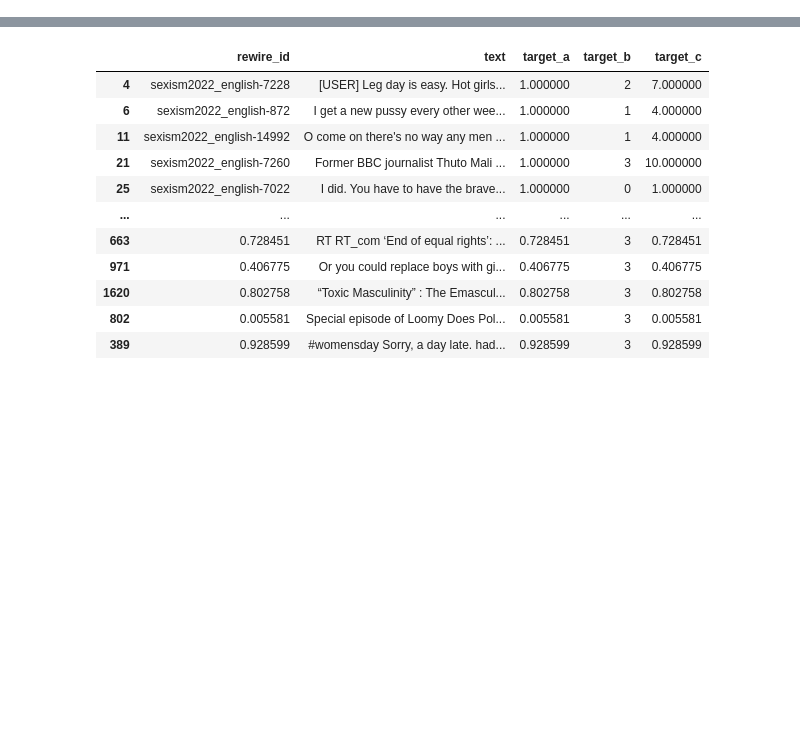
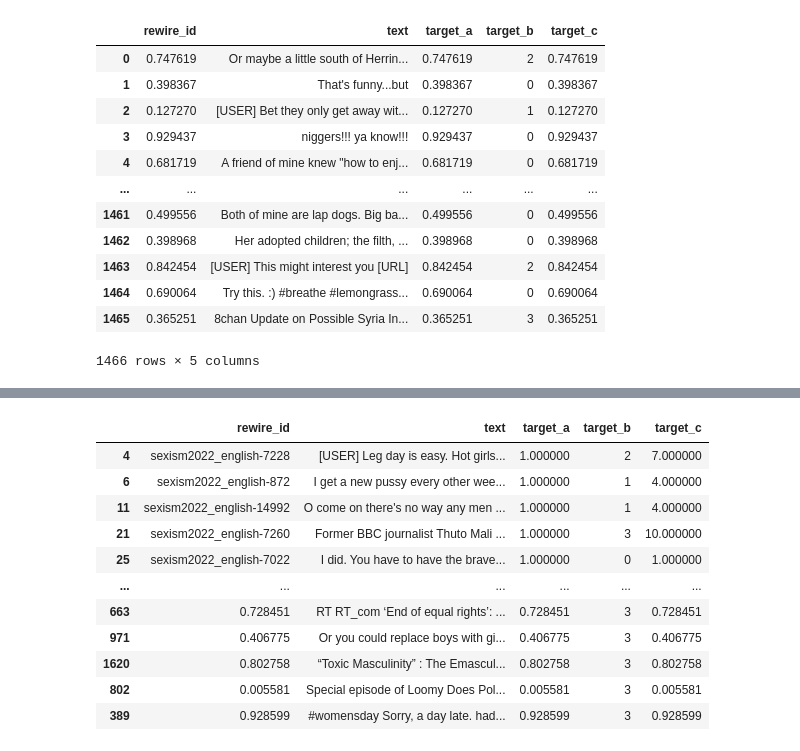
Before and after one commit to AxelBogos/SemEval-Edos, a Jupyter notebook: notebooks/5_ab_final-report-plots-data-aug.ipynb, the cells around one changed output, grey strips where cells are left out. Drawn from its saved outputs; the diff is of its cells as text; code cells hidden in the pictures; blank space fills up the shorter version.

```diff
--- a/notebooks/5_ab_final-report-plots-data-aug.ipynb
+++ b/notebooks/5_ab_final-report-plots-data-aug.ipynb
@@ -26 +43,17 @@ train_self_training_reddit = pd.read_csv(os.path.join(AUGMENTED_DATA_DIR, "task_
+# %%
+train_self_training_GAB_FULL
+# %% [output]
+|  | rewire_id | text | target_a | target_b | target_c |
+| 0 | 0.747619 | Or maybe a little south of Herrin... | 0.747619 | 2 | 0.747619 |
+| 1 | 0.398367 | That's funny...but | 0.398367 | 0 | 0.398367 |
+| 2 | 0.127270 | [USER] Bet they only get away wit... | 0.127270 | 1 | 0.127270 |
+| 3 | 0.929437 | niggers!!! ya know!!! | 0.929437 | 0 | 0.929437 |
+| 4 | 0.681719 | A friend of mine knew "how to enj... | 0.681719 | 0 | 0.681719 |
+| ... | ... | ... | ... | ... | ... |
+| 1461 | 0.499556 | Both of mine are lap dogs. Big ba... | 0.499556 | 0 | 0.499556 |
+| 1462 | 0.398968 | Her adopted children; the filth, ... | 0.398968 | 0 | 0.398968 |
+| 1463 | 0.842454 | [USER] This might interest you [URL] | 0.842454 | 2 | 0.842454 |
+| 1464 | 0.690064 | Try this. :) #breathe #lemongrass... | 0.690064 | 0 | 0.690064 |
+| 1465 | 0.365251 | 8chan Update on Possible Syria In... | 0.365251 | 3 | 0.365251 |
+1466 rows × 5 columns
 # %%
```
Also changed, not shown: parts of 6 cells of this notebook, 6 other files.
